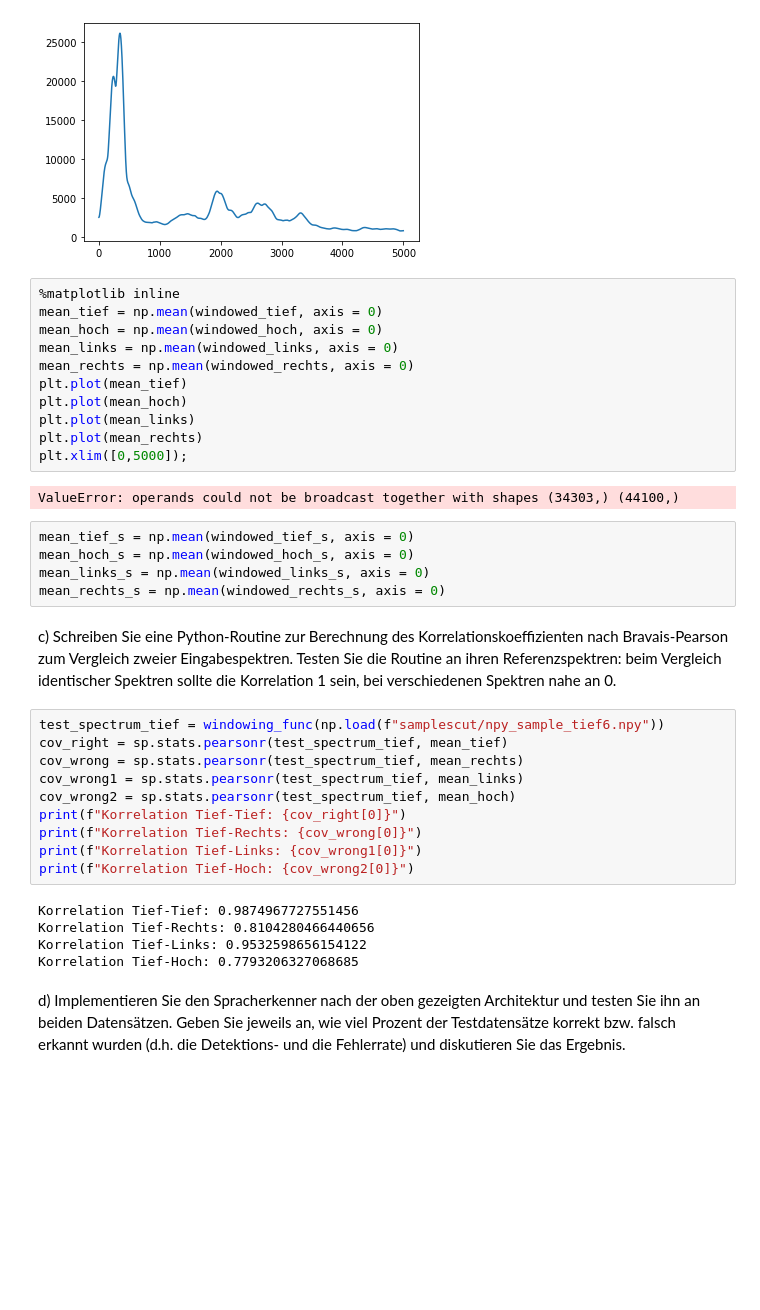
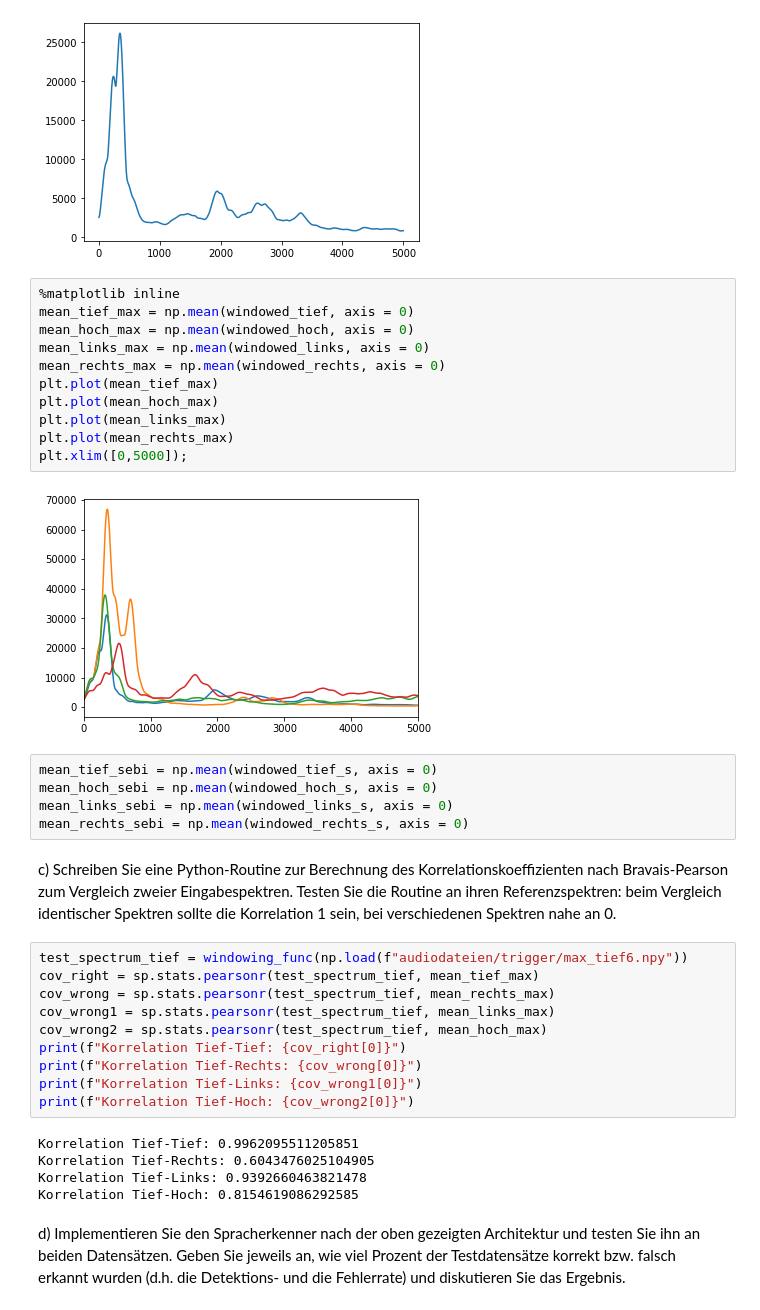
Before and after one commit to SebiCreator/SignaleSystemeSensoren, a Jupyter notebook: Labor4/l4_a1 statistik.ipynb, the cells around one changed output. Drawn from its saved outputs; the diff is of its cells as text; blank space fills up the shorter version.

```diff
--- a/Labor4/l4_a1 statistik.ipynb
+++ b/Labor4/l4_a1 statistik.ipynb
@@ -86,42 +77,42 @@ plt.plot(windowed_tief[0][0:5000]);
 [figure]
 # %%
 %matplotlib inline
-mean_tief = np.mean(windowed_tief, axis = 0)
-mean_hoch = np.mean(windowed_hoch, axis = 0)
-mean_links = np.mean(windowed_links, axis = 0)
-mean_rechts = np.mean(windowed_rechts, axis = 0)
-plt.plot(mean_tief)
-plt.plot(mean_hoch)
-plt.plot(mean_links)
-plt.plot(mean_rechts)
+mean_tief_max = np.mean(windowed_tief, axis = 0)
+mean_hoch_max = np.mean(windowed_hoch, axis = 0)
+mean_links_max = np.mean(windowed_links, axis = 0)
+mean_rechts_max = np.mean(windowed_rechts, axis = 0)
+plt.plot(mean_tief_max)
+plt.plot(mean_hoch_max)
+plt.plot(mean_links_max)
+plt.plot(mean_rechts_max)
 plt.xlim([0,5000]);
 # %% [output]
-ValueError: operands could not be broadcast together with shapes (34303,) (44100,)
+[figure, added]
 # %%
-mean_tief_s = np.mean(windowed_tief_s, axis = 0)
-mean_hoch_s = np.mean(windowed_hoch_s, axis = 0)
-mean_links_s = np.mean(windowed_links_s, axis = 0)
-mean_rechts_s = np.mean(windowed_rechts_s, axis = 0)
+mean_tief_sebi = np.mean(windowed_tief_s, axis = 0)
+mean_hoch_sebi = np.mean(windowed_hoch_s, axis = 0)
+mean_links_sebi = np.mean(windowed_links_s, axis = 0)
+mean_rechts_sebi = np.mean(windowed_rechts_s, axis = 0)
 # %% [markdown]
 c) Schreiben Sie eine Python-Routine zur Berechnung des Korrelationskoeffizienten nach
 Bravais-Pearson zum Vergleich zweier Eingabespektren. Testen Sie die Routine an ihren
 Referenzspektren: beim Vergleich identischer Spektren sollte die Korrelation 1 sein, bei
 verschiedenen Spektren nahe an 0.
 # %%
-test_spectrum_tief = windowing_func(np.load(f"samplescut/npy_sample_tief6.npy"))
-cov_right = sp.stats.pearsonr(test_spectrum_tief, mean_tief)
-cov_wrong = sp.stats.pearsonr(test_spectrum_tief, mean_rechts)
-cov_wrong1 = sp.stats.pearsonr(test_spectrum_tief, mean_links)
-cov_wrong2 = sp.stats.pearsonr(test_spectrum_tief, mean_hoch)
+test_spectrum_tief = windowing_func(np.load(f"audiodateien/trigger/max_tief6.npy"))
+cov_right = sp.stats.pearsonr(test_spectrum_tief, mean_tief_max)
+cov_wrong = sp.stats.pearsonr(test_spectrum_tief, mean_rechts_max)
+cov_wrong1 = sp.stats.pearsonr(test_spectrum_tief, mean_links_max)
+cov_wrong2 = sp.stats.pearsonr(test_spectrum_tief, mean_hoch_max)
 print(f"Korrelation Tief-Tief: {cov_right[0]}")
 print(f"Korrelation Tief-Rechts: {cov_wrong[0]}")
 print(f"Korrelation Tief-Links: {cov_wrong1[0]}")
 print(f"Korrelation Tief-Hoch: {cov_wrong2[0]}")
 # %% [output]
-Korrelation Tief-Tief: 0.9874967727551456
-Korrelation Tief-Rechts: 0.8104280466440656
-Korrelation Tief-Links: 0.9532598656154122
-Korrelation Tief-Hoch: 0.7793206327068685
+Korrelation Tief-Tief: 0.9962095511205851
+Korrelation Tief-Rechts: 0.6043476025104905
+Korrelation Tief-Links: 0.9392660463821478
+Korrelation Tief-Hoch: 0.8154619086292585
 # %% [markdown]
 d) Implementieren Sie den Spracherkenner nach der oben gezeigten Architektur und testen
 Sie ihn an beiden Datensätzen. Geben Sie jeweils an, wie viel Prozent der Testdatensätze korrekt bzw. falsch erkannt wurden (d.h. die Detektions- und die Fehlerrate) und
```
Also changed, not shown: parts of 10 cells of this notebook, 4 other files.
